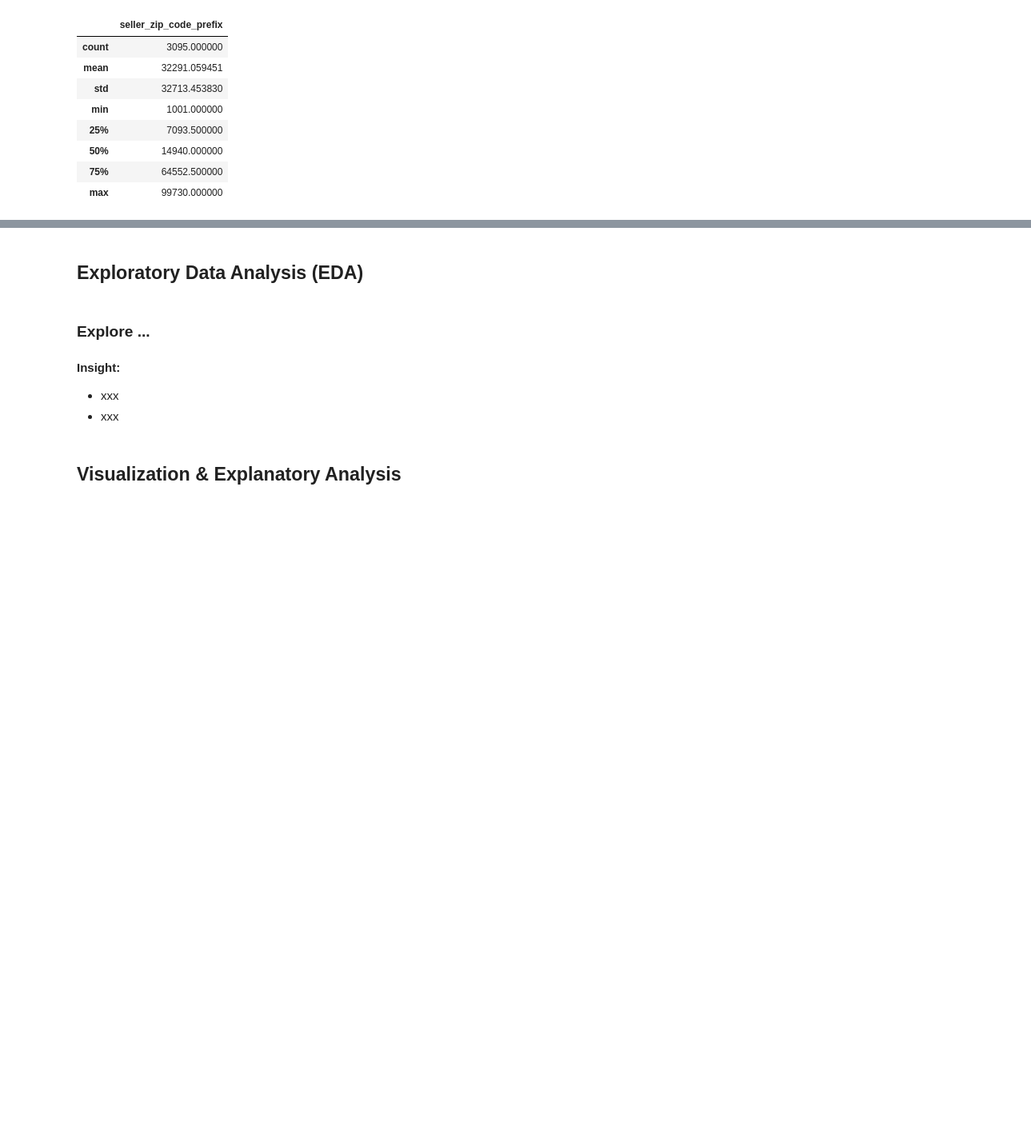
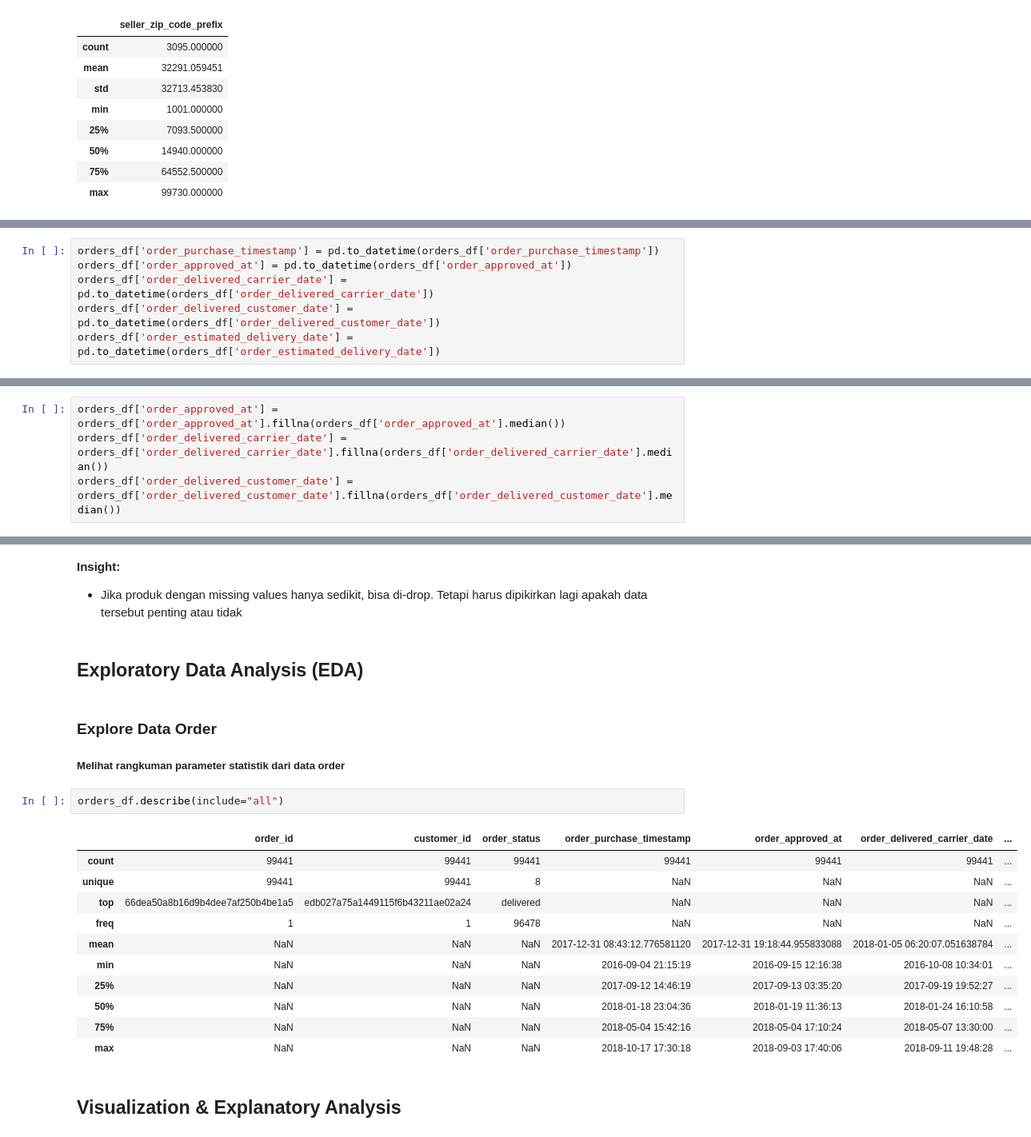
Before and after one commit to asgarindoo/CCMLP-Ecommerce-Analysis, a Jupyter notebook: notebook.ipynb, the cells around one changed output, grey strips where cells are left out. Shown at 80% size. Cells and saved outputs as stored; diff of their text form; blank space fills up the shorter version.

Commit message:
feat: data wrangling (cleaning data)

```diff
--- a/notebook.ipynb
+++ b/notebook.ipynb
@@ -558,0 +561,6 @@ sellers_df.describe()
+# %%
+orders_df['order_purchase_timestamp'] = pd.to_datetime(orders_df['order_purchase_timestamp'])
+orders_df['order_approved_at'] = pd.to_datetime(orders_df['order_approved_at'])
+orders_df['order_delivered_carrier_date'] = pd.to_datetime(orders_df['order_delivered_carrier_date'])
+orders_df['order_delivered_customer_date'] = pd.to_datetime(orders_df['order_delivered_customer_date'])
+orders_df['order_estimated_delivery_date'] = pd.to_datetime(orders_df['order_estimated_delivery_date'])
@@ -558,0 +604,4 @@ sellers_df.describe()
+# %%
+orders_df['order_approved_at'] = orders_df['order_approved_at'].fillna(orders_df['order_approved_at'].median())
+orders_df['order_delivered_carrier_date'] = orders_df['order_delivered_carrier_date'].fillna(orders_df['order_delivered_carrier_date'].median())
+orders_df['order_delivered_customer_date'] = orders_df['order_delivered_customer_date'].fillna(orders_df['order_delivered_customer_date'].median())
@@ -559,10 +725,25 @@ sellers_df.describe()
+# %% [markdown]
+**Insight:**
+- Jika produk dengan missing values hanya sedikit, bisa di-drop. Tetapi harus dipikirkan lagi apakah data tersebut penting atau tidak
 # %% [markdown]
 ## Exploratory Data Analysis (EDA)
-# %% [markdown]
-### Explore ...
-# %% [markdown]
-**Insight:**
-- xxx
-- xxx
+# %% [markdown]
+### Explore Data Order
+
+#####  Melihat rangkuman parameter statistik dari data order
+# %%
+orders_df.describe(include="all")
+# %% [output]
+|  | order_id | customer_id | order_status | order_purchase_timestamp | order_approved_at | order_delivered_carrier_date | ... |
+| count | 99441 | 99441 | 99441 | 99441 | 99441 | 99441 | ... |
+| unique | 99441 | 99441 | 8 | NaN | NaN | NaN | ... |
+| top | 66dea50a8b16d9b4dee7af250b4be1a5 | edb027a75a1449115f6b43211ae02a24 | delivered | NaN | NaN | NaN | ... |
+| freq | 1 | 1 | 96478 | NaN | NaN | NaN | ... |
+| mean | NaN | NaN | NaN | 2017-12-31 08:43:12.776581120 | 2017-12-31 19:18:44.955833088 | 2018-01-05 06:20:07.051638784 | ... |
+| min | NaN | NaN | NaN | 2016-09-04 21:15:19 | 2016-09-15 12:16:38 | 2016-10-08 10:34:01 | ... |
+| 25% | NaN | NaN | NaN | 2017-09-12 14:46:19 | 2017-09-13 03:35:20 | 2017-09-19 19:52:27 | ... |
+| 50% | NaN | NaN | NaN | 2018-01-18 23:04:36 | 2018-01-19 11:36:13 | 2018-01-24 16:10:58 | ... |
+| 75% | NaN | NaN | NaN | 2018-05-04 15:42:16 | 2018-05-04 17:10:24 | 2018-05-07 13:30:00 | ... |
+| max | NaN | NaN | NaN | 2018-10-17 17:30:18 | 2018-09-03 17:40:06 | 2018-09-11 19:48:28 | ... |
 # %% [markdown]
 ## Visualization & Explanatory Analysis
```
Also changed, not shown: parts of 30 cells of this notebook.
